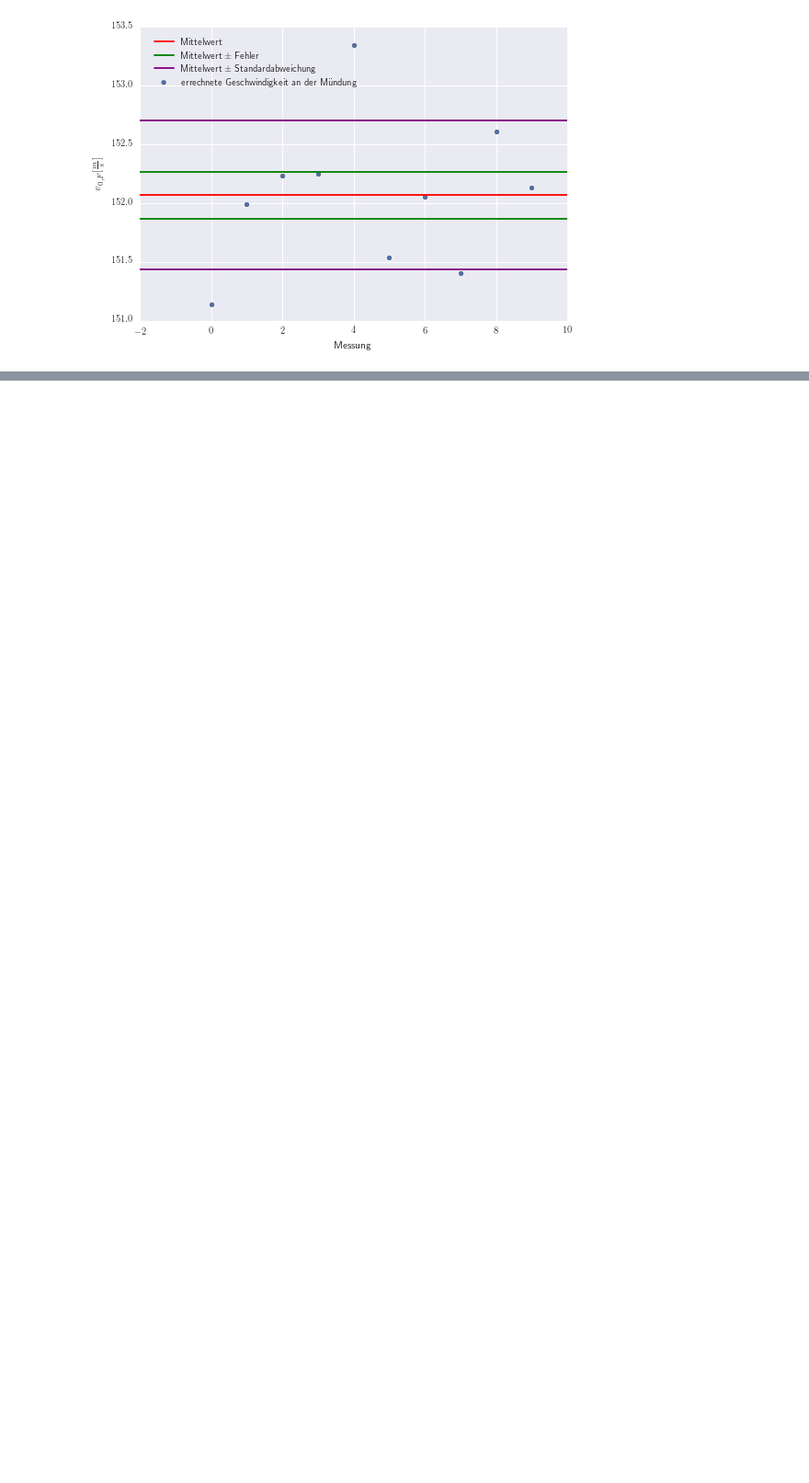
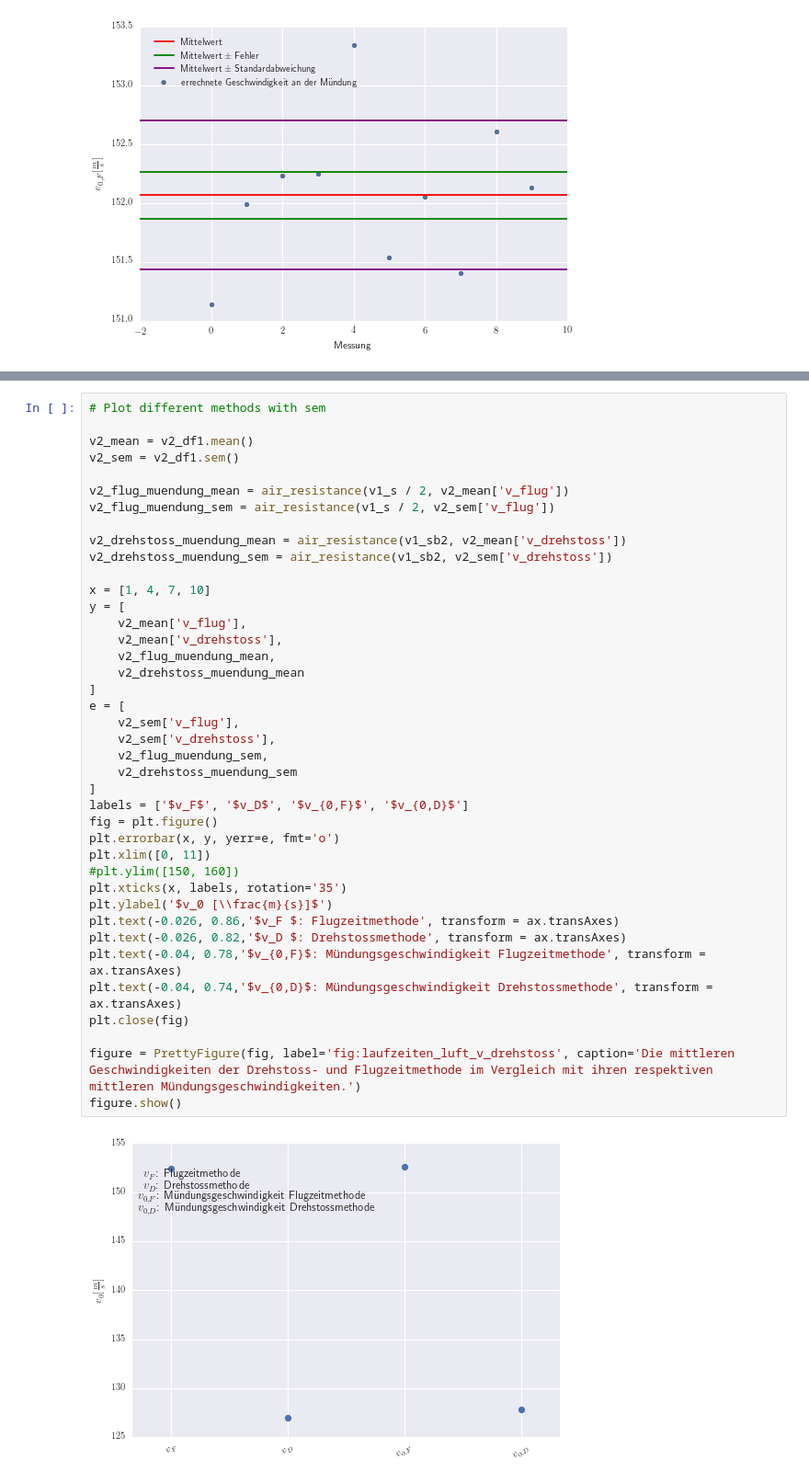
Before and after one commit to Yatekii/glal3, a Jupyter notebook: versuch2/M1.ipynb, the cells around one changed output, grey strips where cells are left out. Shown at 92% size. Drawn from its saved outputs; the diff is of its cells as text; blank space fills up the shorter version.

```diff
--- a/versuch2/M1.ipynb
+++ b/versuch2/M1.ipynb
@@ -435,0 +522,42 @@ figure.show()
+# %%
+# Plot different methods with sem
+
+v2_mean = v2_df1.mean()
+v2_sem = v2_df1.sem()
+
+v2_flug_muendung_mean = air_resistance(v1_s / 2, v2_mean['v_flug'])
+v2_flug_muendung_sem = air_resistance(v1_s / 2, v2_sem['v_flug'])
+
+v2_drehstoss_muendung_mean = air_resistance(v1_sb2, v2_mean['v_drehstoss'])
+v2_drehstoss_muendung_sem = air_resistance(v1_sb2, v2_sem['v_drehstoss'])
+
+x = [1, 4, 7, 10]
+y = [
+    v2_mean['v_flug'],
+    v2_mean['v_drehstoss'],
+    v2_flug_muendung_mean,
+    v2_drehstoss_muendung_mean
+]
+e = [
+    v2_sem['v_flug'],
+    v2_sem['v_drehstoss'],
+    v2_flug_muendung_sem,
+    v2_drehstoss_muendung_sem
+]
+labels = ['$v_F$', '$v_D$', '$v_{0,F}$', '$v_{0,D}$']
+fig = plt.figure()
+plt.errorbar(x, y, yerr=e, fmt='o')
+plt.xlim([0, 11])
+#plt.ylim([150, 160])
+plt.xticks(x, labels, rotation='35')
+plt.ylabel('$v_0 [\\frac{m}{s}]$')
+plt.text(-0.026, 0.86,'$v_F $: Flugzeitmethode', transform = ax.transAxes)
+plt.text(-0.026, 0.82,'$v_D $: Drehstossmethode', transform = ax.transAxes)
+plt.text(-0.04, 0.78,'$v_{0,F}$: Mündungsgeschwindigkeit Flugzeitmethode', transform = ax.transAxes)
+plt.text(-0.04, 0.74,'$v_{0,D}$: Mündungsgeschwindigkeit Drehstossmethode', transform = ax.transAxes)
+plt.close(fig)
+
+figure = PrettyFigure(fig, label='fig:laufzeiten_luft_v_drehstoss', caption='Die mittleren Geschwindigkeiten der Drehstoss- und Flugzeitmethode im Vergleich mit ihren respektiven mittleren Mündungsgeschwindigkeiten.')
+figure.show()
+# %% [output]
+[figure, added]
```
Also changed, not shown: parts of 11 cells of this notebook, 21 other files.
